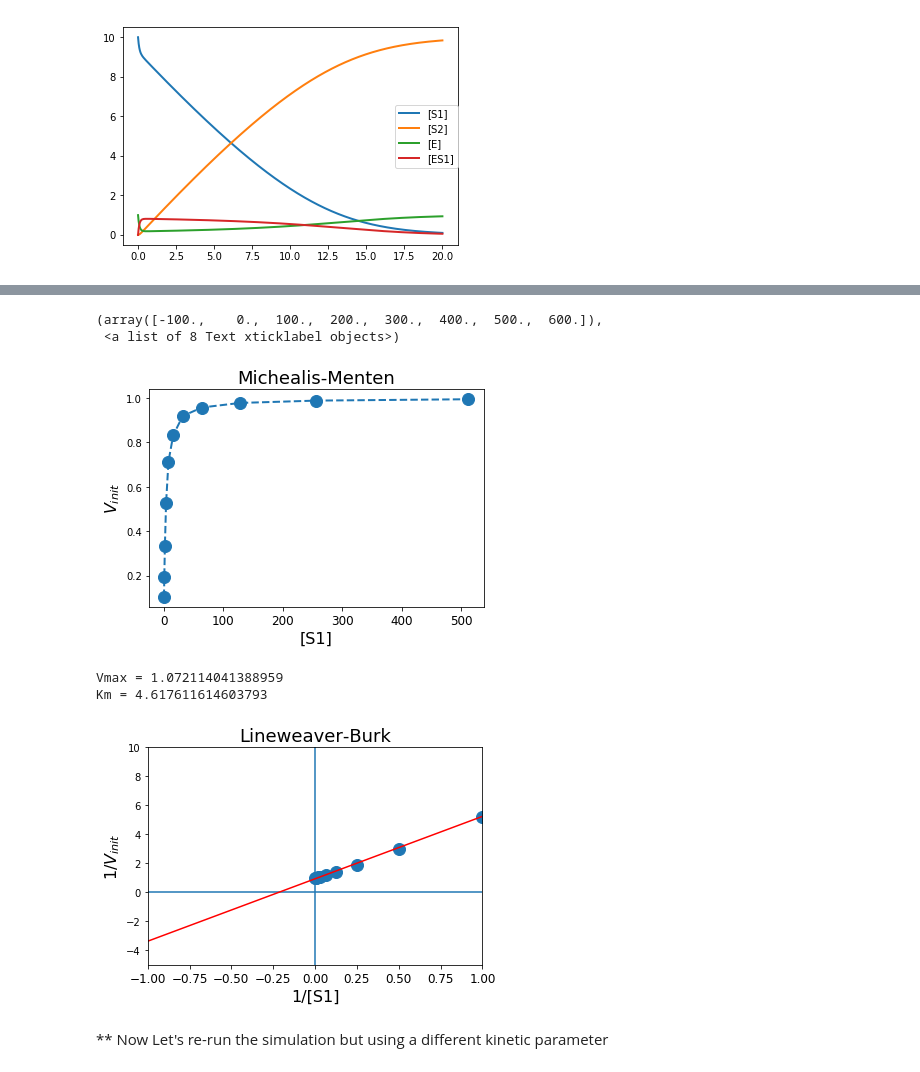
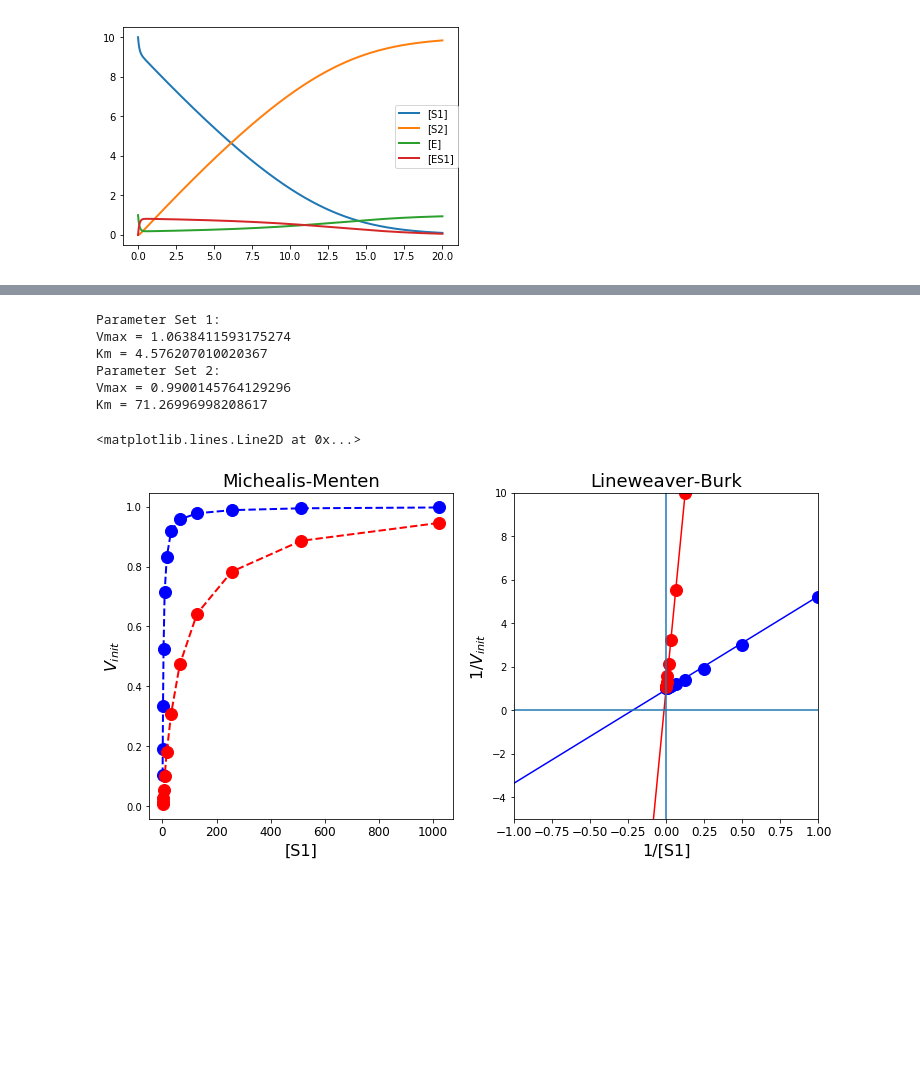
Before and after one commit to pakpoomton/simulatedBiology, a Jupyter notebook: ex2_enzyme.ipynb, the cells around one changed output, grey strips where cells are left out. Drawn from its saved outputs; the diff is of its cells as text; code cells hidden in the pictures; blank space fills up the shorter version.

```diff
--- a/ex2_enzyme.ipynb
+++ b/ex2_enzyme.ipynb
@@ -106,39 +115,68 @@ te.plotArray(m1, alpha=0.7, loc=None,
-# %%
-# plot Michealis-Menten
-Vinit = initV(m1)
-
-plt.plot(S1range, Vinit, marker='o', linestyle='dashed',
-              linewidth=2, markersize=12)
-plt.xlabel("[S1]", fontsize=16)
-plt.ylabel("$V_{init}$", fontsize=16)
-plt.title("Michealis-Menten", fontsize=18)
-plt.xticks(fontsize=12)
-# %% [output]
-(array([-100.,    0.,  100.,  200.,  300.,  400.,  500.,  600.]),
- <a list of 8 Text xticklabel objects>)
-[figure, removed]
 # %%
-### plot Lineweaver-Burk
+# Michealis-Menten
+Vinit = initV(m1)
+Vinit2 = initV(m2)
 
+
+### Lineweaver-Burk
 inv_S1, inv_Vinit, model, x_lin_reg, y_lin_reg = lineweaverBurk(Vinit, S1range)
+inv_S12, inv_Vinit2, model2, x_lin_reg2, y_lin_reg2 = lineweaverBurk(Vinit2, S1range)
 
-fig = plt.plot(inv_S1, inv_Vinit, marker='o', linestyle="none",
+
+
+### Print out Vmax & Km
+print("Parameter Set 1:")
+print("Vmax = " + str(np.power(model[1], -1)))
+print("Km = " + str(model[0]/model[1]))
+print("Parameter Set 2:")
+print("Vmax = " + str(np.power(model2[1], -1)))
+print("Km = " + str(model2[0]/model2[1]))
+
+
+
+# comparing result from the two simulation
+# Michealis-Menten
+plt.subplots(figsize=(12,6 )) # set figure size
+plt.subplot(1,2,1)
+
+plt.plot(S1range, Vinit, marker='o', linestyle='dashed', color = 'b',
+              linewidth=2, markersize=12)
+
+plt.plot(S1range, Vinit2, marker='o', linestyle='dashed', color = 'r',
+              linewidth=2, markersize=12)
+
+plt.xlabel("[S1]", fontsize=16)
+plt.ylabel("$V_{init}$", fontsize=16)
+plt.title("Michealis-Menten", fontsize=18)
+plt.xticks(fontsize=12)
+
+
+
+# Lineweaver-Burk
+plt.subplot(1,2,2)
+
+plt.plot(inv_S1, inv_Vinit, marker='o', linestyle="none", color = 'b',
                markersize=12)
+plt.plot(x_lin_reg, y_lin_reg, c = 'b')
+
+plt.plot(inv_S12, inv_Vinit2, marker='o', linestyle="none", color = 'r',
+               markersize=12)
+plt.plot(x_lin_reg2, y_lin_reg2, c = 'r')
+
 plt.xlabel("1/[S1]", fontsize=16)
 plt.ylabel("1/$V_{init}$", fontsize=16)
 plt.title("Lineweaver-Burk", fontsize=18)
 plt.xticks(fontsize=12)
 plt.xlim((-1,1)) # set x-axis range
 plt.ylim((-5,10)) # set y-axis range
 plt.axvline(x=0) # vertical line at x-axis
 plt.axhline(y=0) # horizontal line at y-axis
-plt.plot(x_lin_reg, y_lin_reg, c = 'r')
-
-print("Vmax = " + str(np.power(model[1], -1)))
-print("Km = " + str(model[0]/model[1]))
 # %% [output]
-Vmax = 1.072114041388959
-Km = 4.617611614603793
+Parameter Set 1:
+Vmax = 1.0638411593175274
+Km = 4.576207010020367
+Parameter Set 2:
+Vmax = 0.9900145764129296
+Km = 71.26996998208617
+<matplotlib.lines.Line2D at 0x...>
-[figure, old version]
+[figure, new version]
-# %% [markdown]
-** Now Let's re-run the simulation but using a different kinetic parameter
```
Also changed, not shown: parts of 6 cells of this notebook.
